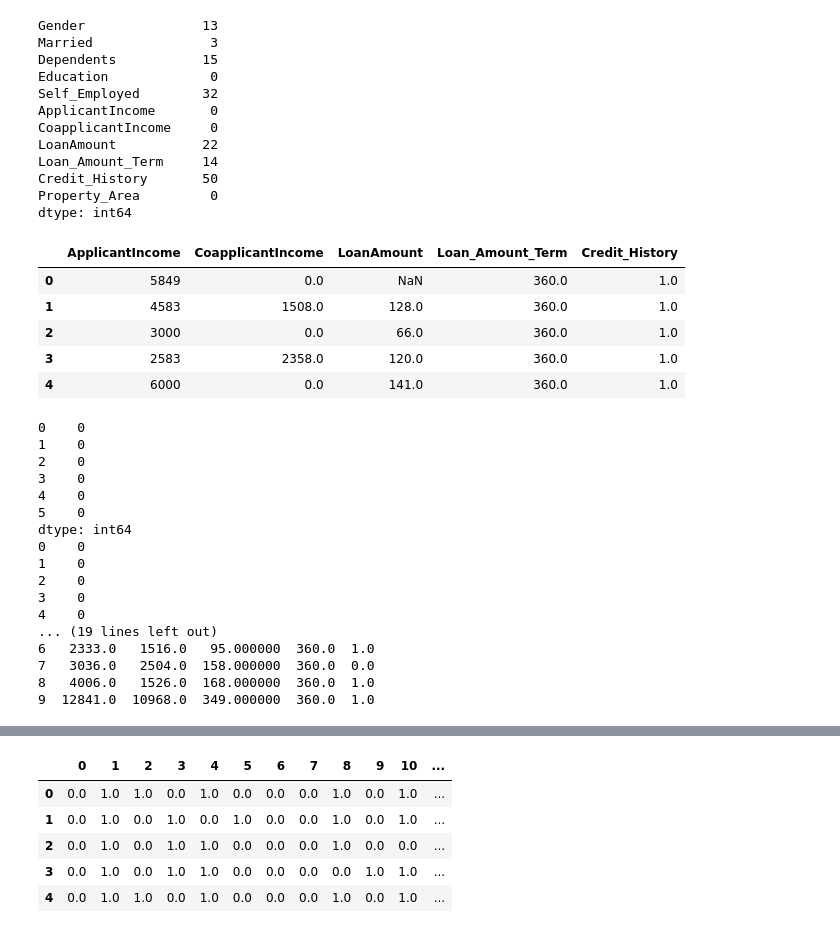
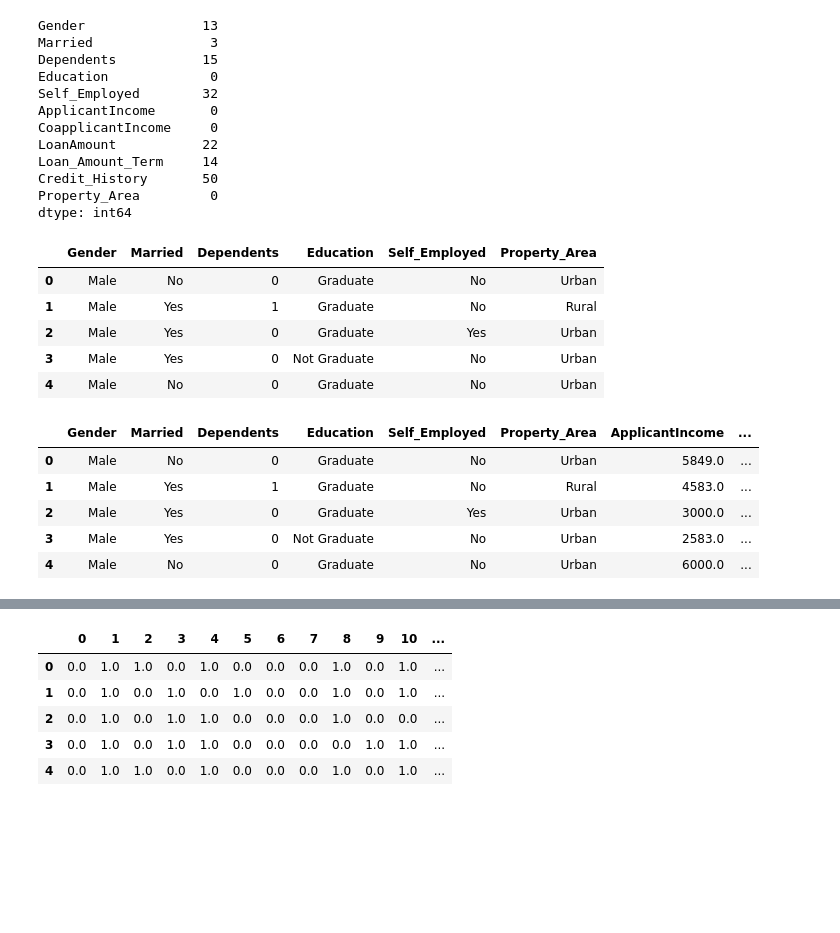
Before and after one commit to bhaskarmulik/Home-loan-prediction-model, a Jupyter notebook: src.ipynb, the cells around one changed output, grey strips where cells are left out. Drawn from its saved outputs; the diff is of its cells as text; code cells hidden in the pictures; blank space fills up the shorter version.

Commit message:
Removing the outliers, distribution manip,encoding the data left to be done

```diff
--- a/src.ipynb
+++ b/src.ipynb
@@ -589,18 +590,18 @@ dtype: int64
 # %%
 #To deal with missing values, we first have to spearate the numerical versus the categorical data
 #This is because we need to apply different imputer strategies for numerical and categorical data
 cat_cols = df.select_dtypes(include='object').columns.tolist()
 num_cols = df.select_dtypes(exclude='object').columns.tolist()
 
 df[cat_cols].head()
-df[num_cols].head()
+# df[num_cols].head()
 # %% [output]
-|  | ApplicantIncome | CoapplicantIncome | LoanAmount | Loan_Amount_Term | Credit_History |
-| 0 | 5849 | 0.0 | NaN | 360.0 | 1.0 |
-| 1 | 4583 | 1508.0 | 128.0 | 360.0 | 1.0 |
-| 2 | 3000 | 0.0 | 66.0 | 360.0 | 1.0 |
-| 3 | 2583 | 2358.0 | 120.0 | 360.0 | 1.0 |
-| 4 | 6000 | 0.0 | 141.0 | 360.0 | 1.0 |
+|  | Gender | Married | Dependents | Education | Self_Employed | Property_Area |
+| 0 | Male | No | 0 | Graduate | No | Urban |
+| 1 | Male | Yes | 1 | Graduate | No | Rural |
+| 2 | Male | Yes | 0 | Graduate | Yes | Urban |
+| 3 | Male | Yes | 0 | Not Graduate | No | Urban |
+| 4 | Male | No | 0 | Graduate | No | Urban |
 # %%
 #We first import the imputers
 from sklearn.impute import SimpleImputer
@@ -618,31 +619,20 @@ df_cat = pd.DataFrame(cat_imputer.fit_transform(df_cat))
 df_num = pd.DataFrame(num_imputer.fit_transform(df_num))
 
 #Cross-checking to make sure that the values are imputed
-print(df_cat.isnull().sum())
-print(df_num.isnull().sum())
-print(df_cat.head(10))
-print(df_num.head(10))
+# print(df_cat.isnull().sum())
+# print(df_num.isnull().sum())
+# print(df_cat.head(10))
+# print(df_num.head(10))
 
 #Joining the two dataframes
-# new_df = pd.concat([df_cat, df_num], axis=1)
-# #Renaming the features
-# new_df.columns = ['Gender', 'Married',	'Dependents','Education','Self_Employed','Property_Area','ApplicantIncome','CoapplicantIncome','LoanAmount','Loan_Amount_Term','Credit_History']
-# new_df.head()
+new_df = pd.concat([df_cat, df_num], axis=1)
+#Renaming the features
+new_df.columns = ['Gender', 'Married',	'Dependents','Education','Self_Employed','Property_Area','ApplicantIncome','CoapplicantIncome','LoanAmount','Loan_Amount_Term','Credit_History']
+new_df.head()
 # %% [output]
-0    0
-1    0
-2    0
-3    0
-4    0
-5    0
-dtype: int64
-0    0
-1    0
-2    0
-3    0
-4    0
-... (19 lines left out)
-6   2333.0   1516.0   95.000000  360.0  1.0
-7   3036.0   2504.0  158.000000  360.0  0.0
-8   4006.0   1526.0  168.000000  360.0  1.0
-9  12841.0  10968.0  349.000000  360.0  1.0
+|  | Gender | Married | Dependents | Education | Self_Employed | Property_Area | ApplicantIncome | ... |
+| 0 | Male | No | 0 | Graduate | No | Urban | 5849.0 | ... |
+| 1 | Male | Yes | 1 | Graduate | No | Rural | 4583.0 | ... |
+| 2 | Male | Yes | 0 | Graduate | Yes | Urban | 3000.0 | ... |
+| 3 | Male | Yes | 0 | Not Graduate | No | Urban | 2583.0 | ... |
+| 4 | Male | No | 0 | Graduate | No | Urban | 6000.0 | ... |
```
Also changed, not shown: parts of 5 cells of this notebook.
